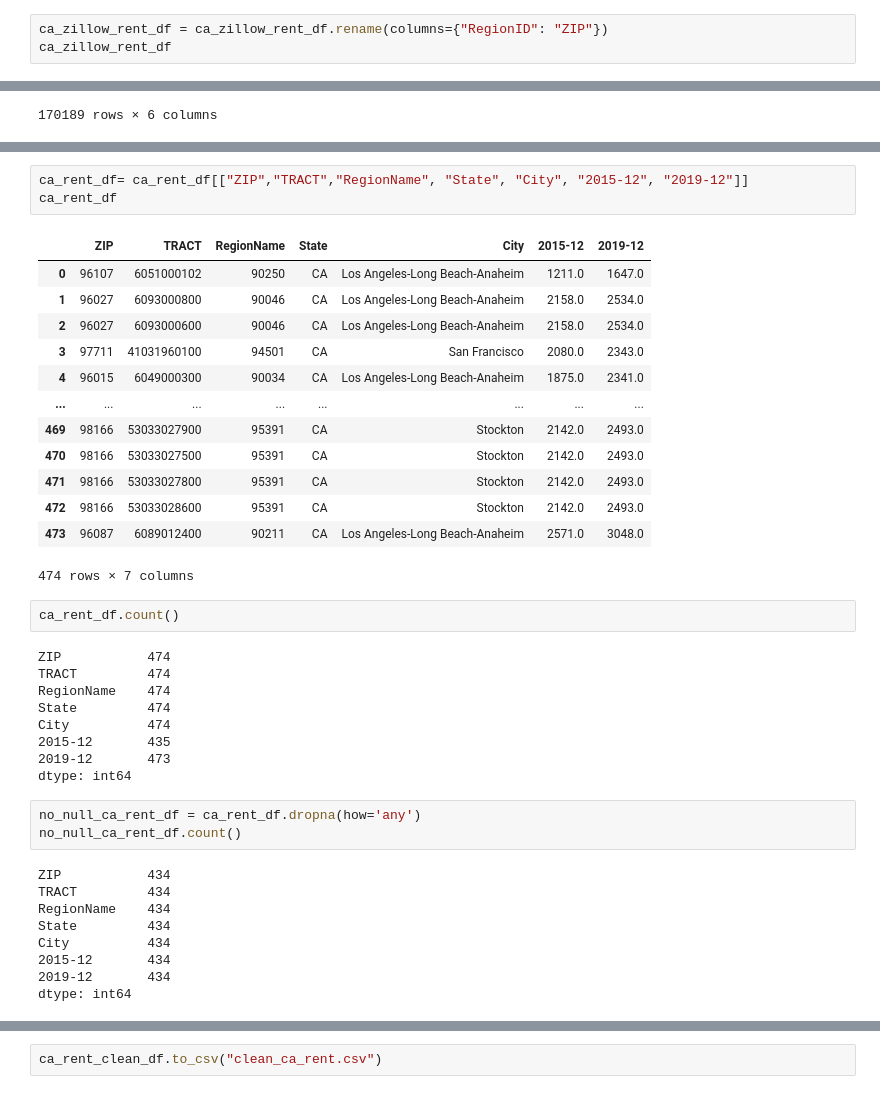
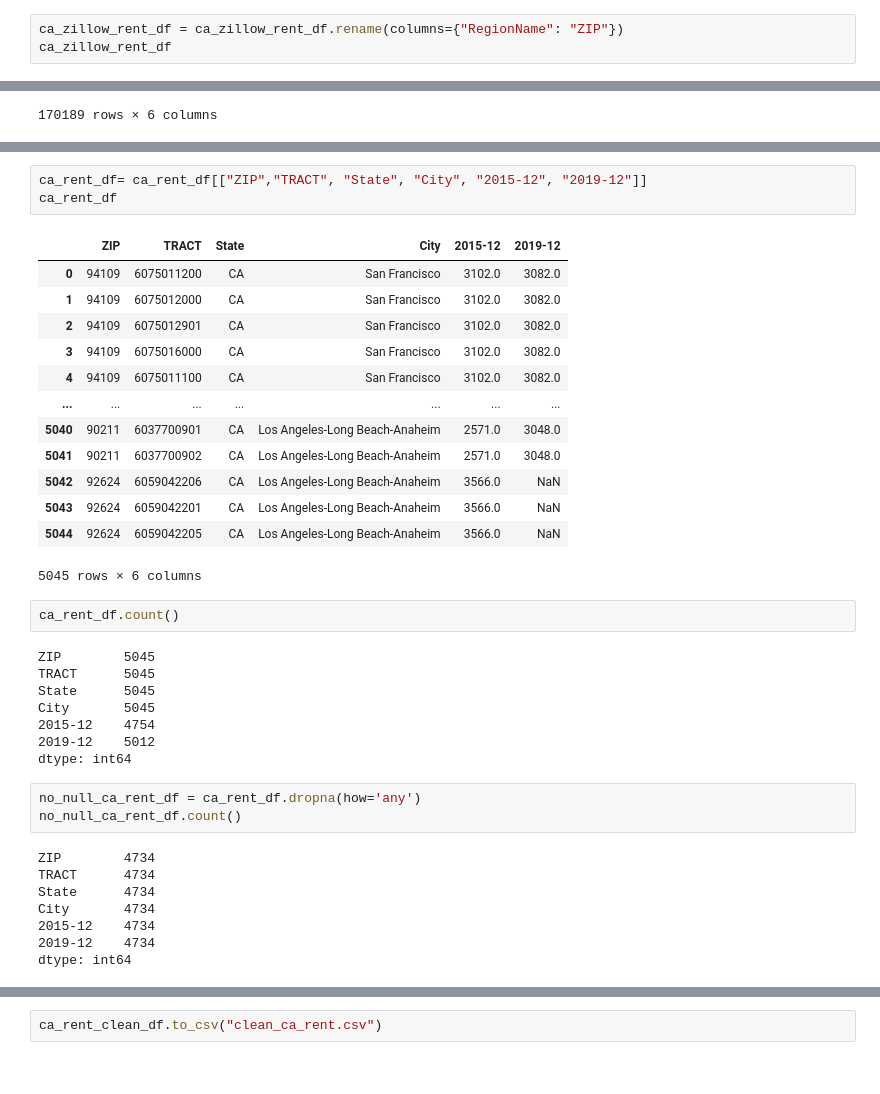
Before and after one commit to haileliya/RealEstateProject, a Jupyter notebook: Clean_Zillow_Data/Clean_zillow_rent.ipynb, the cells around one changed output, grey strips where cells are left out. Saved outputs shown, nothing was run; the diff lists cells and outputs as text.

```diff
--- a/Clean_Zillow_Data/Clean_zillow_rent.ipynb
+++ b/Clean_Zillow_Data/Clean_zillow_rent.ipynb
@@ -127,6 +127,6 @@ ca_zillow_rent_df
 | 2244 | 96956 | 92624 | Los Angeles-Long Beach-Anaheim, CA | 3566.0 | NaN | Los Angeles-Long Beach-Anaheim | CA |
 384 rows × 7 columns
 # %%
-ca_zillow_rent_df = ca_zillow_rent_df.rename(columns={"RegionID": "ZIP"})
+ca_zillow_rent_df = ca_zillow_rent_df.rename(columns={"RegionName": "ZIP"})
 ca_zillow_rent_df
 # %% [output]
@@ -197,42 +197,40 @@ ca_rent_df
 # %%
-ca_rent_df= ca_rent_df[["ZIP","TRACT","RegionName", "State", "City", "2015-12", "2019-12"]]
+ca_rent_df= ca_rent_df[["ZIP","TRACT", "State", "City", "2015-12", "2019-12"]]
 ca_rent_df
 # %% [output]
-|  | ZIP | TRACT | RegionName | State | City | 2015-12 | 2019-12 |
-| 0 | 96107 | 6051000102 | 90250 | CA | Los Angeles-Long Beach-Anaheim | 1211.0 | 1647.0 |
-| 1 | 96027 | 6093000800 | 90046 | CA | Los Angeles-Long Beach-Anaheim | 2158.0 | 2534.0 |
-| 2 | 96027 | 6093000600 | 90046 | CA | Los Angeles-Long Beach-Anaheim | 2158.0 | 2534.0 |
-| 3 | 97711 | 41031960100 | 94501 | CA | San Francisco | 2080.0 | 2343.0 |
-| 4 | 96015 | 6049000300 | 90034 | CA | Los Angeles-Long Beach-Anaheim | 1875.0 | 2341.0 |
-| ... | ... | ... | ... | ... | ... | ... | ... |
-| 469 | 98166 | 53033027900 | 95391 | CA | Stockton | 2142.0 | 2493.0 |
-| 470 | 98166 | 53033027500 | 95391 | CA | Stockton | 2142.0 | 2493.0 |
-| 471 | 98166 | 53033027800 | 95391 | CA | Stockton | 2142.0 | 2493.0 |
-| 472 | 98166 | 53033028600 | 95391 | CA | Stockton | 2142.0 | 2493.0 |
-| 473 | 96087 | 6089012400 | 90211 | CA | Los Angeles-Long Beach-Anaheim | 2571.0 | 3048.0 |
+|  | ZIP | TRACT | State | City | 2015-12 | 2019-12 |
+| 0 | 94109 | 6075011200 | CA | San Francisco | 3102.0 | 3082.0 |
+| 1 | 94109 | 6075012000 | CA | San Francisco | 3102.0 | 3082.0 |
+| 2 | 94109 | 6075012901 | CA | San Francisco | 3102.0 | 3082.0 |
+| 3 | 94109 | 6075016000 | CA | San Francisco | 3102.0 | 3082.0 |
+| 4 | 94109 | 6075011100 | CA | San Francisco | 3102.0 | 3082.0 |
+| ... | ... | ... | ... | ... | ... | ... |
+| 5040 | 90211 | 6037700901 | CA | Los Angeles-Long Beach-Anaheim | 2571.0 | 3048.0 |
+| 5041 | 90211 | 6037700902 | CA | Los Angeles-Long Beach-Anaheim | 2571.0 | 3048.0 |
+| 5042 | 92624 | 6059042206 | CA | Los Angeles-Long Beach-Anaheim | 3566.0 | NaN |
+| 5043 | 92624 | 6059042201 | CA | Los Angeles-Long Beach-Anaheim | 3566.0 | NaN |
+| 5044 | 92624 | 6059042205 | CA | Los Angeles-Long Beach-Anaheim | 3566.0 | NaN |
-474 rows × 7 columns
+5045 rows × 6 columns
 # %%
 ca_rent_df.count()
 # %% [output]
-ZIP           474
-TRACT         474
-RegionName    474
-State         474
-City          474
-2015-12       435
-2019-12       473
+ZIP        5045
+TRACT      5045
+State      5045
+City       5045
+2015-12    4754
+2019-12    5012
 dtype: int64
 # %%
 no_null_ca_rent_df = ca_rent_df.dropna(how='any')
 no_null_ca_rent_df.count()
 # %% [output]
-ZIP           434
-TRACT         434
-RegionName    434
-State         434
-City          434
-2015-12       434
-2019-12       434
+ZIP        4734
+TRACT      4734
+State      4734
+City       4734
+2015-12    4734
+2019-12    4734
 dtype: int64
 # %%
 ca_rent_clean_df =  no_null_ca_rent_df.rename(columns={"TRACT": "CensusTract"})
```
Also changed, not shown: parts of 4 cells of this notebook, 10 other files.
